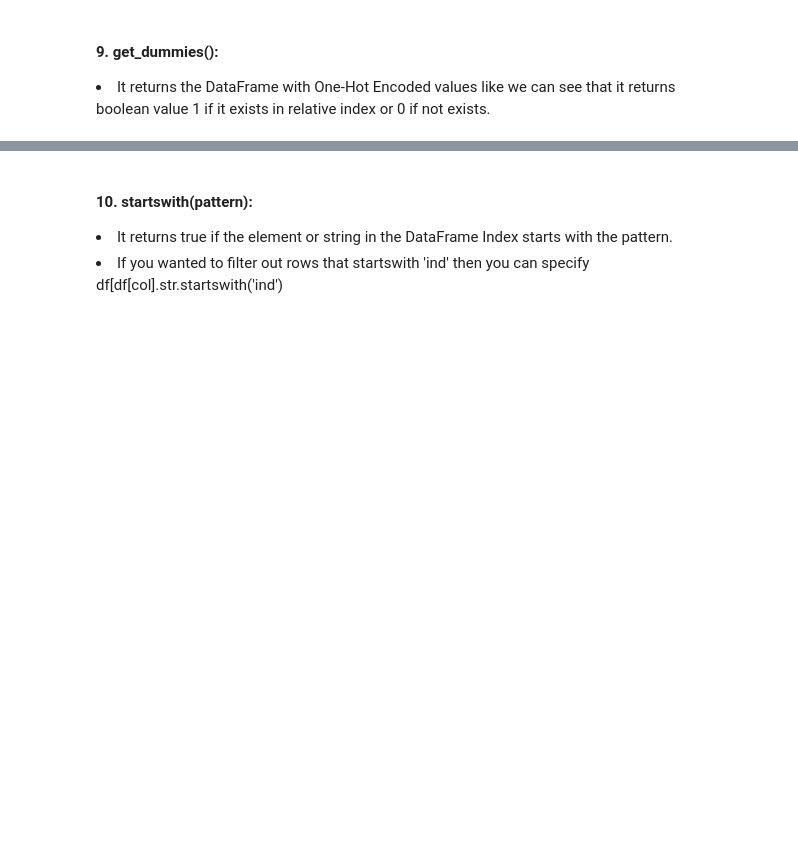
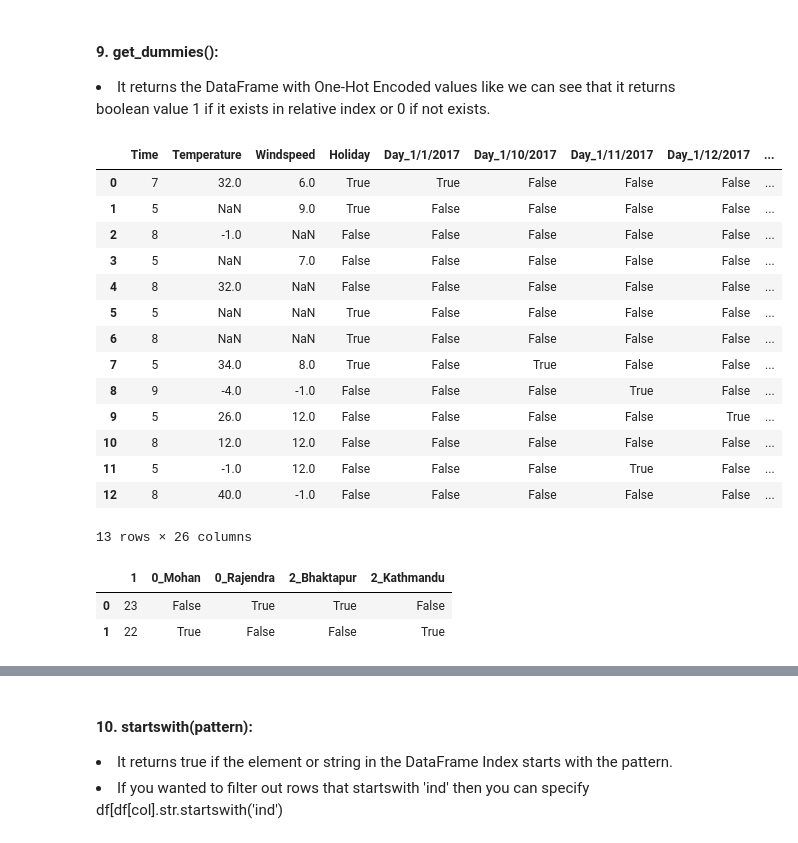
Before and after one commit to rajendra195/data_science_ML_Metro, a Jupyter notebook: week_05/day_05/pandas_student_notebook.ipynb, the cells around one changed output, grey strips where cells are left out. Drawn from its saved outputs; the diff is of its cells as text; code cells hidden in the pictures; blank space fills up the shorter version.

```diff
--- a/week_05/day_05/pandas_student_notebook.ipynb
+++ b/week_05/day_05/pandas_student_notebook.ipynb
@@ -836,0 +963,3 @@ dtype('int64')
+# %%
+weather_df.rename(columns={"day": "Day", "event": "Event", "windspeed": "Windspeed", "temperature": "Temperature"}, inplace=True)
+weather_df.head(1)
@@ -871,0 +1145,2 @@ dtype('int64')
+# %%
+weather_df["Time"] = weather_df["Time"] + 3
@@ -1006,3 +1364,6 @@ sorted_rows = df.sort_values("column_name")
 # %% [markdown]
 #### 1. lower():
 <li>It converts all uppercase characters in strings in the dataframe to lower case and returns the lowercase strings in the result.</li>
+# %%
+weather_df.event = weather_df.event.str.lower()
+weather_df
@@ -1009,3 +1385,6 @@ sorted_rows = df.sort_values("column_name")
 # %% [markdown]
 #### 2. upper():
 <li>It converts all lowercase characters in strings in the dataframe to upper case and returns the uppercase strings in result.</li>
+# %%
+weather_df.event = weather_df.event.str.upper()
+weather_df
@@ -1033,3 +1521,28 @@ sorted_rows = df.sort_values("column_name")
 # %% [markdown]
 #### 9. get_dummies():
 <li>It returns the DataFrame with One-Hot Encoded values like we can see that it returns boolean value 1 if it exists in relative index or 0 if not exists.</li>
+# %%
+pd.get_dummies(weather_df)
+# %% [output]
+|  | Time | Temperature | Windspeed | Holiday | Day_1/1/2017 | Day_1/10/2017 | Day_1/11/2017 | Day_1/12/2017 | ... |
+| 0 | 7 | 32.0 | 6.0 | True | True | False | False | False | ... |
+| 1 | 5 | NaN | 9.0 | True | False | False | False | False | ... |
+| 2 | 8 | -1.0 | NaN | False | False | False | False | False | ... |
+| 3 | 5 | NaN | 7.0 | False | False | False | False | False | ... |
+| 4 | 8 | 32.0 | NaN | False | False | False | False | False | ... |
+| 5 | 5 | NaN | NaN | True | False | False | False | False | ... |
+| 6 | 8 | NaN | NaN | True | False | False | False | False | ... |
+| 7 | 5 | 34.0 | 8.0 | True | False | True | False | False | ... |
+| 8 | 9 | -4.0 | -1.0 | False | False | False | True | False | ... |
+| 9 | 5 | 26.0 | 12.0 | False | False | False | False | True | ... |
+| 10 | 8 | 12.0 | 12.0 | False | False | False | False | False | ... |
+| 11 | 5 | -1.0 | 12.0 | False | False | False | True | False | ... |
+| 12 | 8 | 40.0 | -1.0 | False | False | False | False | False | ... |
+13 rows × 26 columns
+# %%
+data_f = pd.DataFrame([["Rajendra", 23, "Bhaktapur"], ["Mohan", 22, "Kathmandu"]])
+pd.get_dummies(data_f)
+# %% [output]
+|  | 1 | 0_Mohan | 0_Rajendra | 2_Bhaktapur | 2_Kathmandu |
+| 0 | 23 | False | True | True | False |
+| 1 | 22 | True | False | False | True |
```
Also changed, not shown: parts of 56 cells of this notebook.
